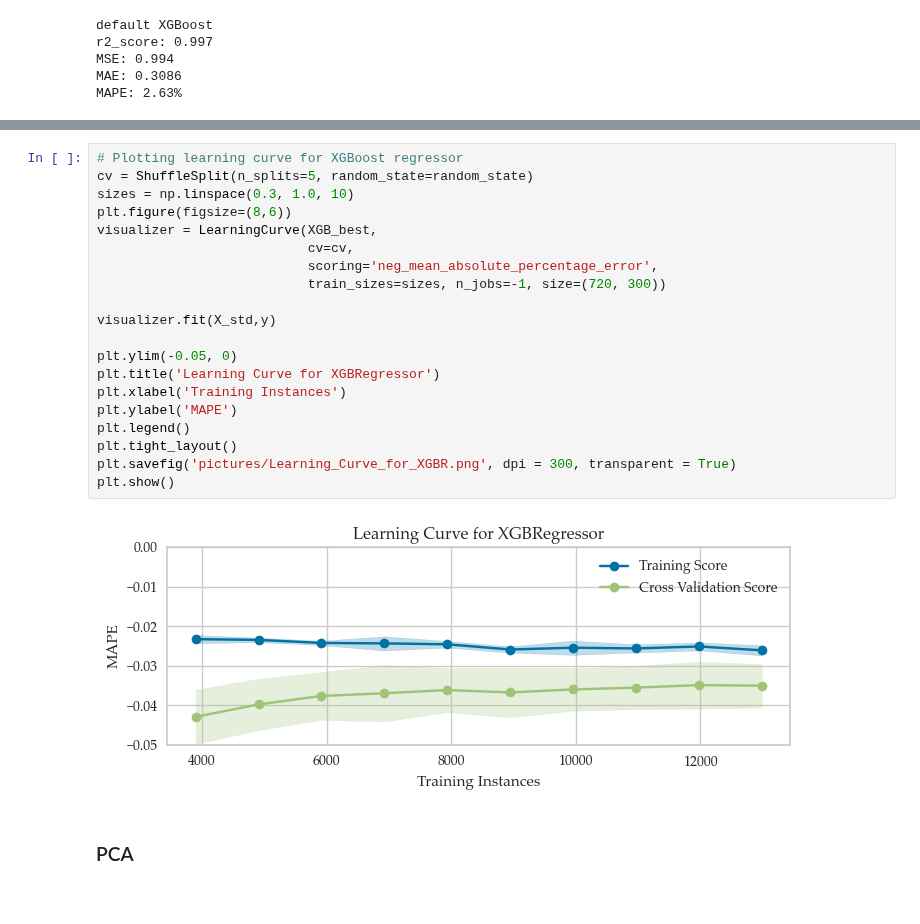
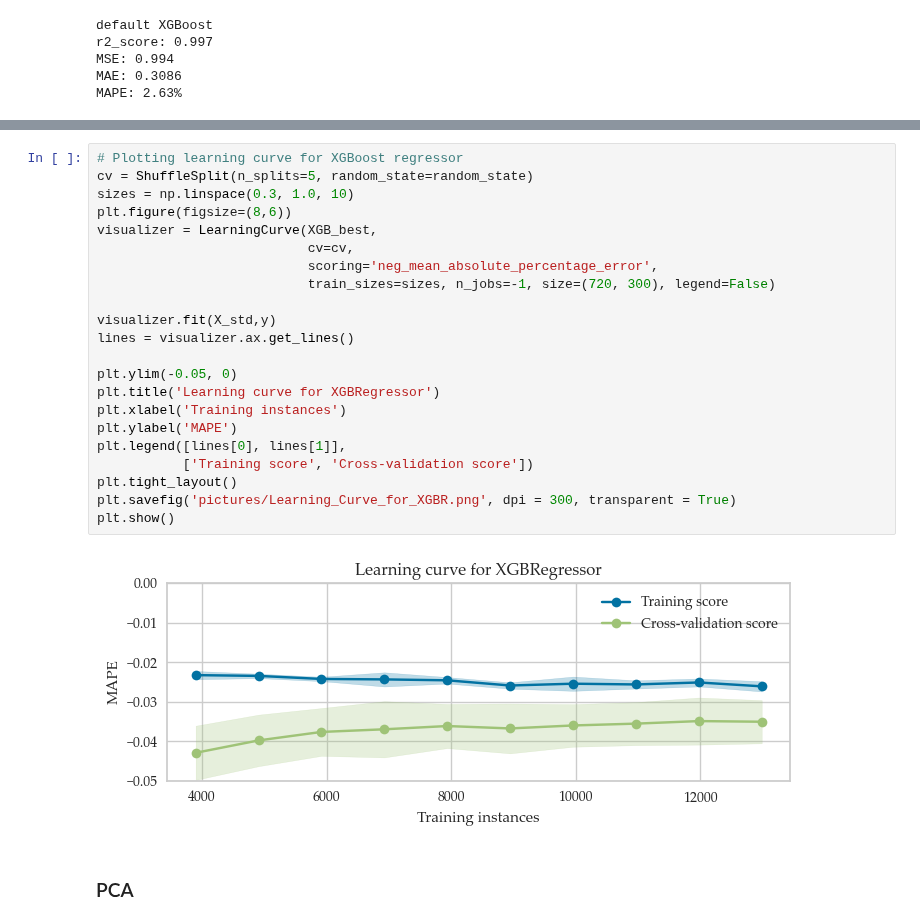
Before and after one commit to caapel/SOFC, a Jupyter notebook: SOFC_analisys.ipynb, the cells around one changed output, grey strips where cells are left out. Saved outputs shown, nothing was run; the diff lists cells and outputs as text.

```diff
--- a/SOFC_analisys.ipynb
+++ b/SOFC_analisys.ipynb
@@ -434,28 +435,30 @@ graph.render('pictures/xgboost_tree', format='png', view=True, )
 graph
 # %% [output]
 [drawing not drawn]
-# %%
-# Plotting learning curve for XGBoost regressor
-cv = ShuffleSplit(n_splits=5, random_state=random_state)
-sizes = np.linspace(0.3, 1.0, 10)
-plt.figure(figsize=(8,6))
-visualizer = LearningCurve(XGB_best,
-                           cv=cv,
-                           scoring='neg_mean_absolute_percentage_error',
-                           train_sizes=sizes, n_jobs=-1, size=(720, 300))
-
-visualizer.fit(X_std,y)
-
-plt.ylim(-0.05, 0)
-plt.title('Learning Curve for XGBRegressor')
-plt.xlabel('Training Instances')
-plt.ylabel('MAPE')
-plt.legend()
-plt.tight_layout()
-plt.savefig('pictures/Learning_Curve_for_XGBR.png', dpi = 300, transparent = True)
-plt.show()
-# %% [output]
-[figure, removed]
+# %%
+# Plotting learning curve for XGBoost regressor
+cv = ShuffleSplit(n_splits=5, random_state=random_state)
+sizes = np.linspace(0.3, 1.0, 10)
+plt.figure(figsize=(8,6))
+visualizer = LearningCurve(XGB_best,
+                           cv=cv,
+                           scoring='neg_mean_absolute_percentage_error',
+                           train_sizes=sizes, n_jobs=-1, size=(720, 300), legend=False)
+
+visualizer.fit(X_std,y)
+lines = visualizer.ax.get_lines()
+
+plt.ylim(-0.05, 0)
+plt.title('Learning curve for XGBRegressor')
+plt.xlabel('Training instances')
+plt.ylabel('MAPE')
+plt.legend([lines[0], lines[1]],
+           ['Training score', 'Cross-validation score'])
+plt.tight_layout()
+plt.savefig('pictures/Learning_Curve_for_XGBR.png', dpi = 300, transparent = True)
+plt.show()
+# %% [output]
+[figure, added]
 # %% [markdown]
 ### PCA
 # %%
```
Also changed, not shown: parts of 10 cells of this notebook, 2 other files.
